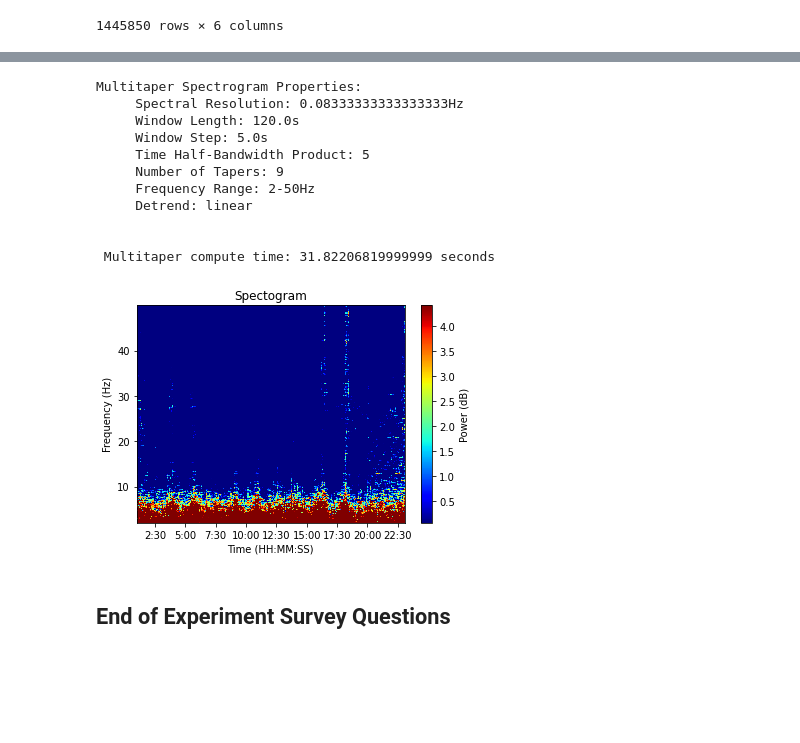
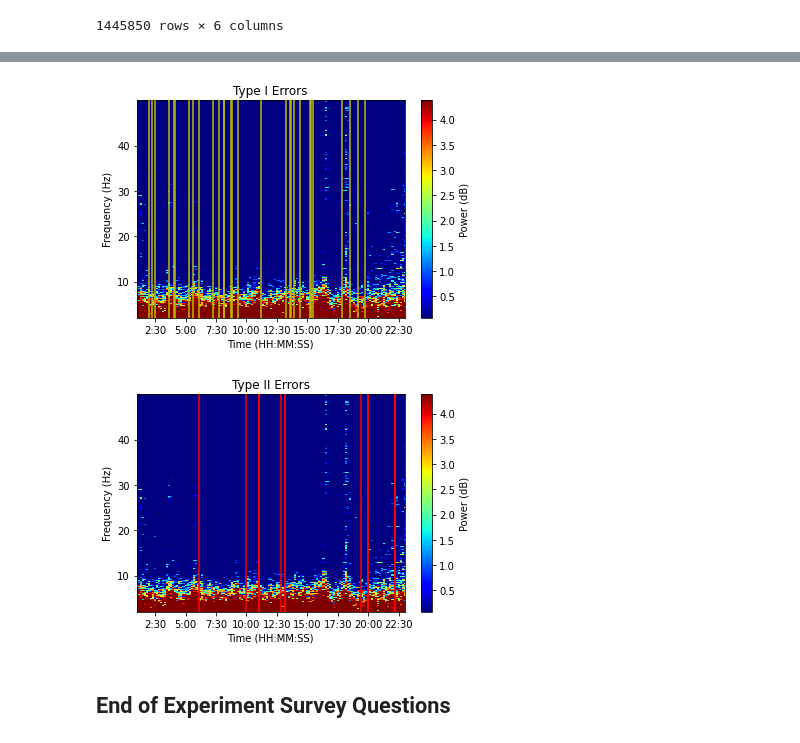
Before and after one commit to Ubiquitous-EEG-IQP/jupyter-notebooks, a Jupyter notebook: mind_wandering/mind_wandering.ipynb, the cells around one changed output, grey strips where cells are left out. Cells and saved outputs as stored; diff of their text form; code cells hidden in the pictures; blank space fills up the shorter version.

Commit message:
spectogram plot now integrated with vr data

```diff
--- a/mind_wandering/mind_wandering.ipynb
+++ b/mind_wandering/mind_wandering.ipynb
@@ -43,5 +56,5 @@ from utils.multitaper_spectogram_python import multitaper_spectrogram
 # %%
-vr_filepath = "mind-wandering-152412-questions.json"
-questions_filepath = "mind-wandering-152412.csv"
+vr_filepath = "mind-wandering-152412.csv"
+questions_filepath = "mind-wandering-152412-questions.json"
 plux_filepath = "reza_mind_wandering.txt"
 # %%
@@ -86,3 +99,22 @@ display(plux_data)
 | 1445848 | 1445848.0 | 0.0 | 7238.0 | 97911.0 | 107267.0 | 2021-12-15 15:24:40.797 |
 | 1445849 | 1445849.0 | 0.0 | 2858.0 | 97911.0 | 107267.0 | 2021-12-15 15:24:40.798 |
 1445850 rows × 6 columns
+# %%
+# LOAD VR DATA
+
+vr_data = pd.read_csv(vr_filepath)
+
+vr_data["time"] = vr_data["Time"].apply(lambda t: parser.parse(t[:-6]))
+vr_data["time"] = pd.to_datetime(vr_data["time"])
+
+display(Markdown("## All VR Data"))
+display(vr_data)
+
+type_i = vr_data[~vr_data["Misspelled"] & vr_data["Triggered"]]
+type_ii = vr_data[vr_data["Misspelled"] & ~vr_data["Triggered"]]
+
+display(Markdown("## Type I Errors"))
+display(type_i)
+
+display(Markdown("## Type II Errors"))
+display(type_ii)
@@ -89,25 +171,31 @@ display(plux_data)
 # %%
 eeg_data = plux_data["CH1"]
 
 eeg_uv = bsnb.raw_to_phy("EEG", "biosignalsplux", eeg_data, plux_resolution, "uV")
 time_uv = bsnb.generate_time(eeg_uv, plux_sampling_rate)
 
+type_i_times = []
+for idx, i in type_i.iterrows():
+    t = (i["time"] - plux_start).total_seconds()
+    type_i_times.append(t)
 
+type_ii_times = []
+for idx, ii in type_ii.iterrows():
+    t = (ii["time"] - plux_start).total_seconds()
+    type_ii_times.append(t)
 
-plt.title("Spectogram")
+##print(type_i_times)
+#print(type_ii_times)
+    #print(i["time"] - plux_start)
 
-spect, stimes, sfreqs = multitaper_spectrogram(eeg_uv, plux_sampling_rate, frequency_range=[2, 50], window_params=[120, 5])
+#plt.title("Spectogram")
+
+plt.title("Type I Errors")
+spect, stimes, sfreqs = multitaper_spectrogram(eeg_uv, plux_sampling_rate, frequency_range=[2, 50], window_params=[120, 10], type_i_times=type_i_times, verbose=False)
+
+plt.title("Type II Errors")
+spect, stimes, sfreqs = multitaper_spectrogram(eeg_uv, plux_sampling_rate, frequency_range=[2, 50], window_params=[120, 10], type_ii_times=type_ii_times, verbose=False)
 # %% [output]
-Multitaper Spectrogram Properties:
-     Spectral Resolution: 0.08333333333333333Hz
-     Window Length: 120.0s
-     Window Step: 5.0s
-     Time Half-Bandwidth Product: 5
-     Number of Tapers: 9
-     Frequency Range: 2-50Hz
-     Detrend: linear
-
-
- Multitaper compute time: 31.82206819999999 seconds
-[figure, old version]
+[figure, new version]
+[figure, added]
 # %%
```
Also changed, not shown: parts of 5 cells of this notebook, 3 other files.
